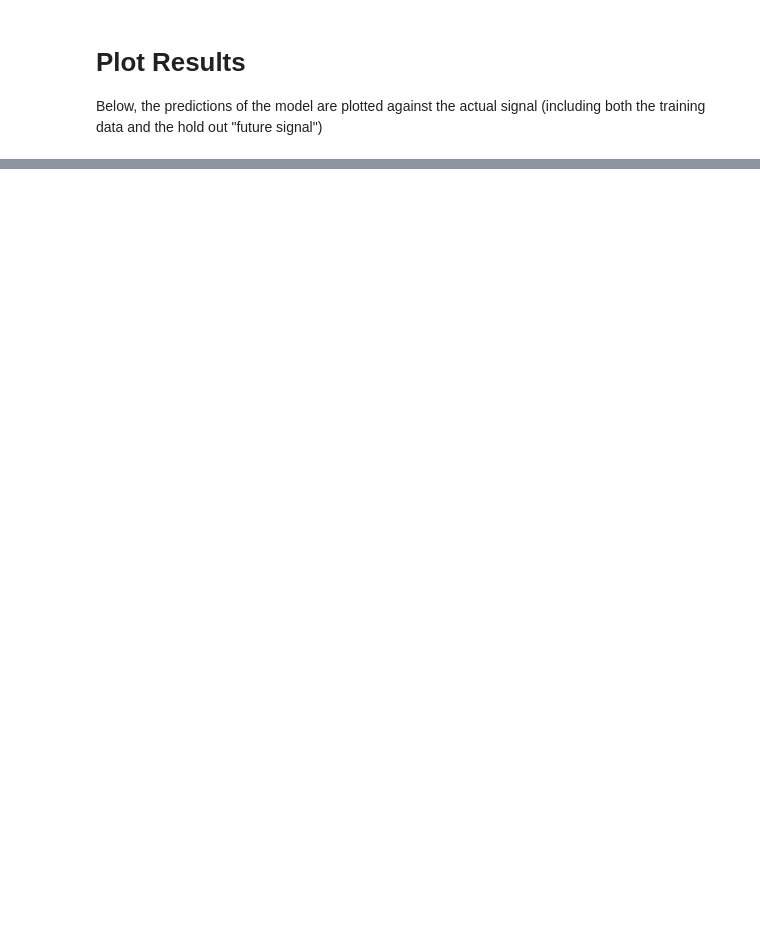
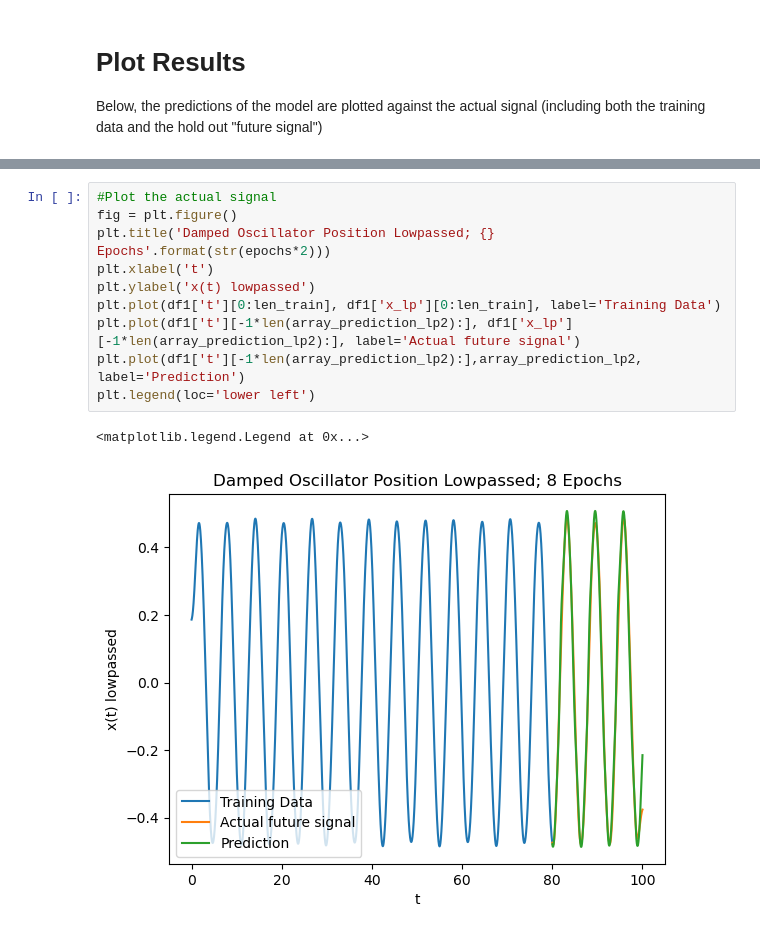
Before and after one commit to gaoadam/dynamicmodel, a Jupyter notebook: lstm_predictions_filtered.ipynb, the cells around one changed output, grey strips where cells are left out. Cells and saved outputs as stored; diff of their text form; blank space fills up the shorter version.

```diff
--- a/lstm_predictions_filtered.ipynb
+++ b/lstm_predictions_filtered.ipynb
@@ -282,0 +322,13 @@ plt.legend(loc='upper right')
+# %%
+#Plot the actual signal
+fig = plt.figure()
+plt.title('Damped Oscillator Position Lowpassed; {} Epochs'.format(str(epochs*2)))
+plt.xlabel('t')
+plt.ylabel('x(t) lowpassed')
+plt.plot(df1['t'][0:len_train], df1['x_lp'][0:len_train], label='Training Data')
+plt.plot(df1['t'][-1*len(array_prediction_lp2):], df1['x_lp'][-1*len(array_prediction_lp2):], label='Actual future signal')
+plt.plot(df1['t'][-1*len(array_prediction_lp2):],array_prediction_lp2, label='Prediction')
+plt.legend(loc='lower left')
+# %% [output]
+<matplotlib.legend.Legend at 0x...>
+[figure, added]
```
Also changed, not shown: parts of 14 cells of this notebook, 3 other files.
